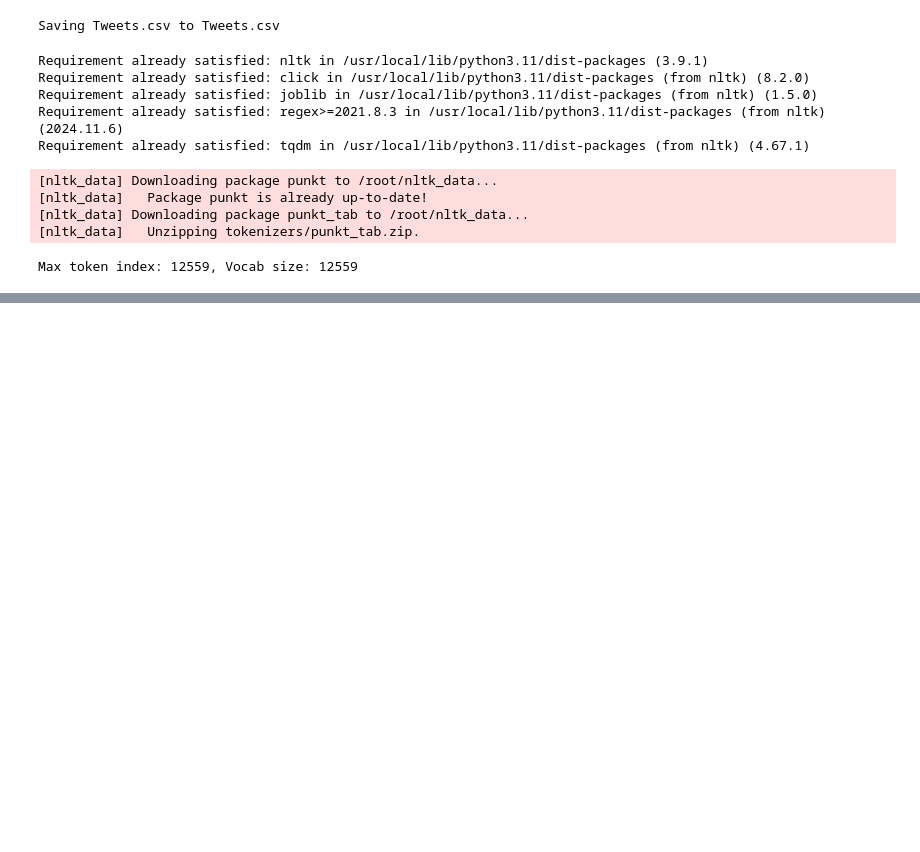
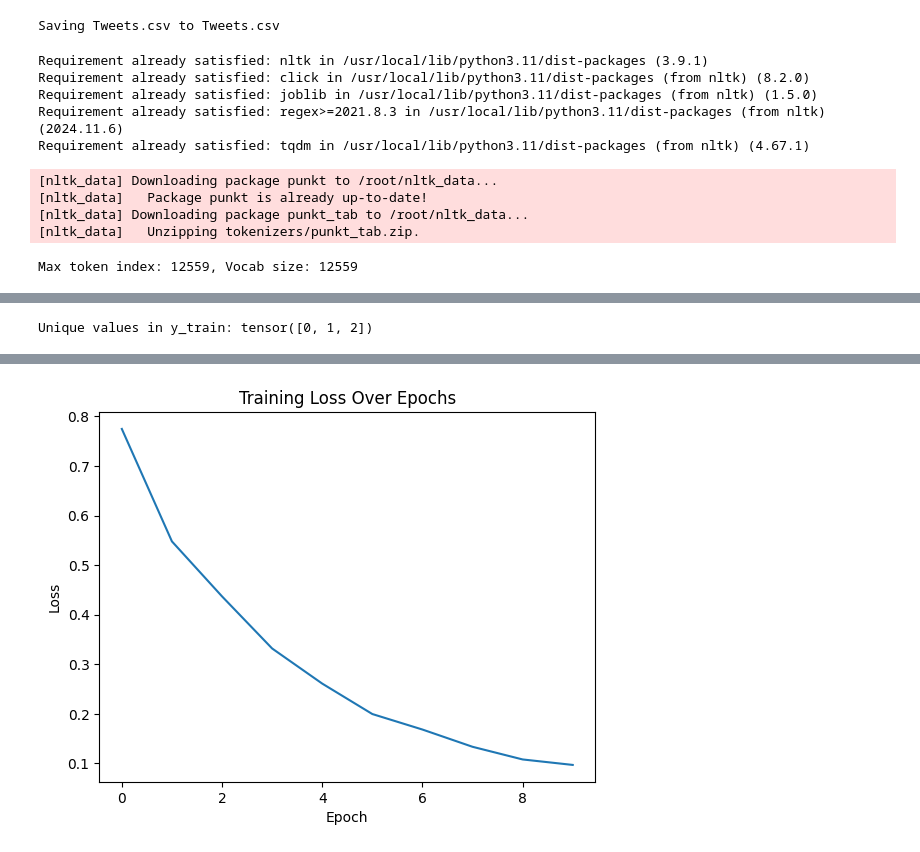
Before and after one commit to sam134-eng/INM706-Sequence-analysis, a Jupyter notebook: Sentiment_Analysis_Test2_GloVe_FIXED.ipynb, the cells around one changed output, grey strips where cells are left out. Saved outputs shown, nothing was run; the diff lists cells and outputs as text; code cells hidden in the pictures; blank space fills up the shorter version.

```diff
--- a/Sentiment_Analysis_Test2_GloVe_FIXED.ipynb
+++ b/Sentiment_Analysis_Test2_GloVe_FIXED.ipynb
@@ -224,9 +250,80 @@ optimizer = optim.Adam(model.parameters(), lr=0.001)
+# %%
+import torch
+import torch.nn as nn
+import torch.optim as optim
+from sklearn.utils.class_weight import compute_class_weight
+import numpy as np
+
+# Check for GPU availability and set the device
+device = torch.device("cuda" if torch.cuda.is_available() else "cpu")
+
+
+# --- 1. Compute Class Weights ---
+# These weights help handle class imbalance by penalizing underrepresented classes more.
+
+# Add this line to inspect the unique values in y_train
+print(f"Unique values in y_train: {torch.unique(y_train)}")
+
+class_weights = compute_class_weight(class_weight='balanced',
+                                     classes=np.array([0, 1, 2]),  # Explicitly provide all possible classes
+                                     y=y_train.cpu().numpy()) # Convert y_train to a NumPy array
+weights = torch.tensor(class_weights, dtype=torch.float).to(device)
+
+# Define weighted loss criterion
+criterion = nn.CrossEntropyLoss(weight=weights)
+
+# --- 2. Define Bidirectional LSTM Classifier ---
+class LSTMClassifier(nn.Module):
+    def __init__(self, vocab_size, embed_dim, hidden_dim, output_dim, embedding_matrix):
+        super(LSTMClassifier, self).__init__()
+
+        # Load pre-trained embeddings, allow tuning (freeze=False)
+        self.embedding = nn.Embedding.from_pretrained(torch.FloatTensor(embedding_matrix), freeze=False, padding_idx=0)
+
+        # Bidirectional LSTM with 2 layers and dropout
+        self.lstm = nn.LSTM(
+            embed_dim,
+            hidden_dim,
+            num_layers=2,
+            batch_first=True,
+            dropout=0.3,
+            bidirectional=True  # ✅ Make LSTM bidirectional
+        )
+
+        # Fully connected layer expects hidden_dim * 2 due to bidirectionality
+        self.fc = nn.Linear(hidden_dim * 2, output_dim)
+
+    def forward(self, x):
+        x = self.embedding(x)  # Shape: (batch_size, seq_length, embed_dim)
+        _, (hidden, _) = self.lstm(x)  # hidden shape: (num_layers * num_directions, batch_size, hidden_dim)
+
+        # For bidirectional: concatenate top layer forward and backward hidden states
+        forward_hidden = hidden[-2]  # Forward direction
+        backward_hidden = hidden[-1] # Backward direction
+        combined = torch.cat((forward_hidden, backward_hidden), dim=1)  # Shape: (batch_size, hidden_dim * 2)
+
+        return self.fc(combined)
+
+# --- 3. Instantiate and Train the Model ---
+# Create the model
+model = LSTMClassifier(len(word_to_index), 100, 128, 3, embedding_matrix).to(device) # Corrected vocab_size
+                                                                                     # to use len(word_to_index)
+# Define optimizer
+optimizer = optim.Adam(model.parameters(), lr=0.001)
+
+# Model is now ready to be trained using your existing training loop.
+# %% [output]
+Unique values in y_train: tensor([0, 1, 2])
 # %%
 train_losses = []
 for epoch in range(10):
     model.train()
     total_loss = 0
     for texts, labels in train_loader:
+        # Move tensors to the appropriate device
+        texts = texts.to(device)
+        labels = labels.to(device)
+
         outputs = model(texts)
         loss = criterion(outputs, labels)
         optimizer.zero_grad()
@@ -242,3 +339,4 @@ plt.title("Training Loss Over Epochs")
 plt.xlabel("Epoch")
 plt.ylabel("Loss")
 plt.show()
+# %% [output]
@@ -245,3 +353,4 @@ plt.show()
+[figure, added]
 # %%
 model.eval()
 all_preds, all_labels = [], []
```
Also changed, not shown: parts of 4 cells of this notebook.
